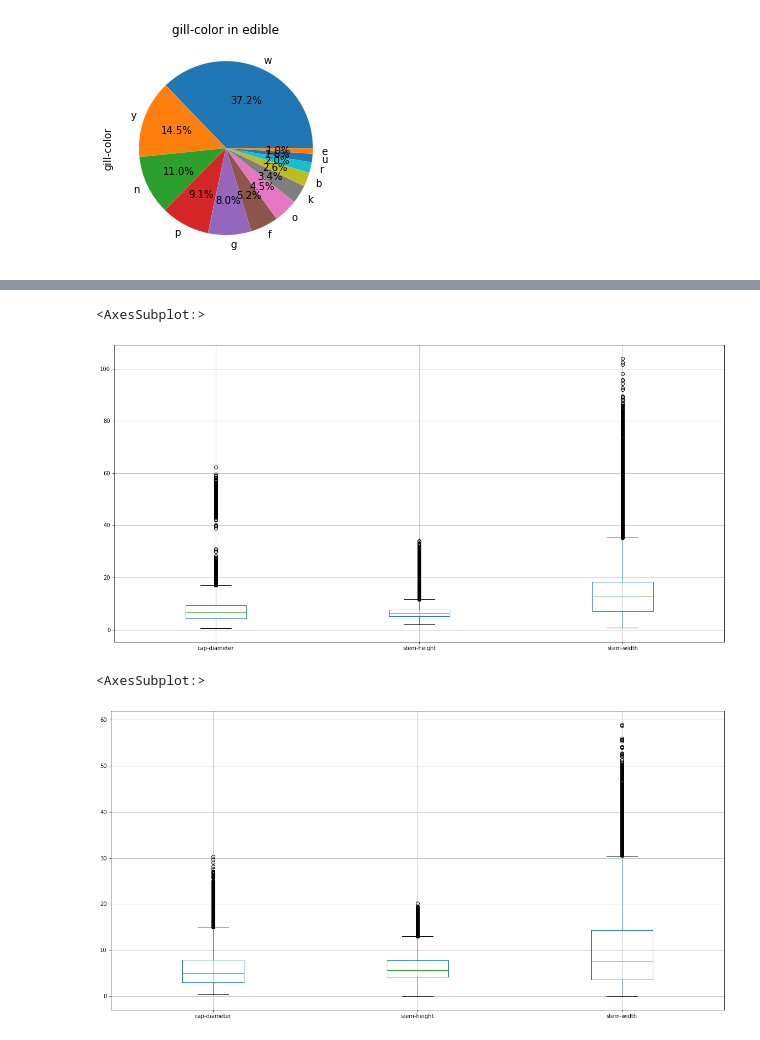
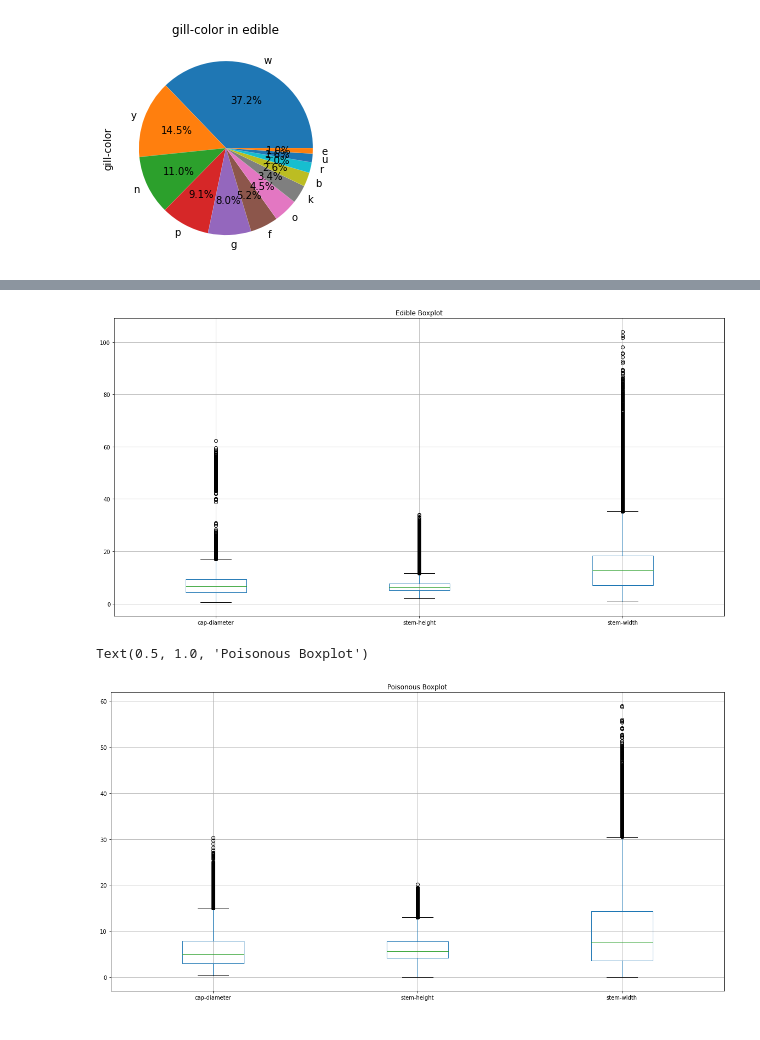
Before and after one commit to cdenq/mushroom-edibility-predictor-web-app, a Jupyter notebook: Main/eda.ipynb, the cells around one changed output, grey strips where cells are left out. Cells and saved outputs as stored; diff of their text form; code cells hidden in the pictures.

```diff
--- a/Main/eda.ipynb
+++ b/Main/eda.ipynb
@@ -33,0 +10,3 @@ mush_metadata.head()
+# %%
+# Read the mouse data and the study results
+mush_metadata = pd.read_csv(mush_path,delimiter=";")
@@ -165,15 +204,18 @@ pd.concat({"P":p_stack.T,"E":e_stack.T}).plot(kind="bar",figsize=(30,10))
 # %%
 mush_e_df.boxplot(column =["cap-diameter","stem-height","stem-width"],figsize=(20,10))
+plt.title("Edible Boxplot")
 #mush_e_df["cap-surface"].value_counts()
+plt.savefig("../Images/Eboxplot.png")
 # %% [output]
-<AxesSubplot:>
-[figure, old version]
+[figure, new version]
 # %%
 mush_p_df.boxplot(column =["cap-diameter","stem-height","stem-width"],figsize=(20,10))
+plt.title("Poisonous Boxplot")
 #mush_e_df["cap-surface"].value_counts()
+#plt.savefig("../Images/Pboxplot.png")
 # %% [output]
-<AxesSubplot:>
+Text(0.5, 1.0, 'Poisonous Boxplot')
-[figure, old version]
+[figure, new version]
 # %%
 # outliers are higher e vs p
 # median is is higher in e vs p
```
Also changed, not shown: parts of 40 cells of this notebook, 15 other files.
